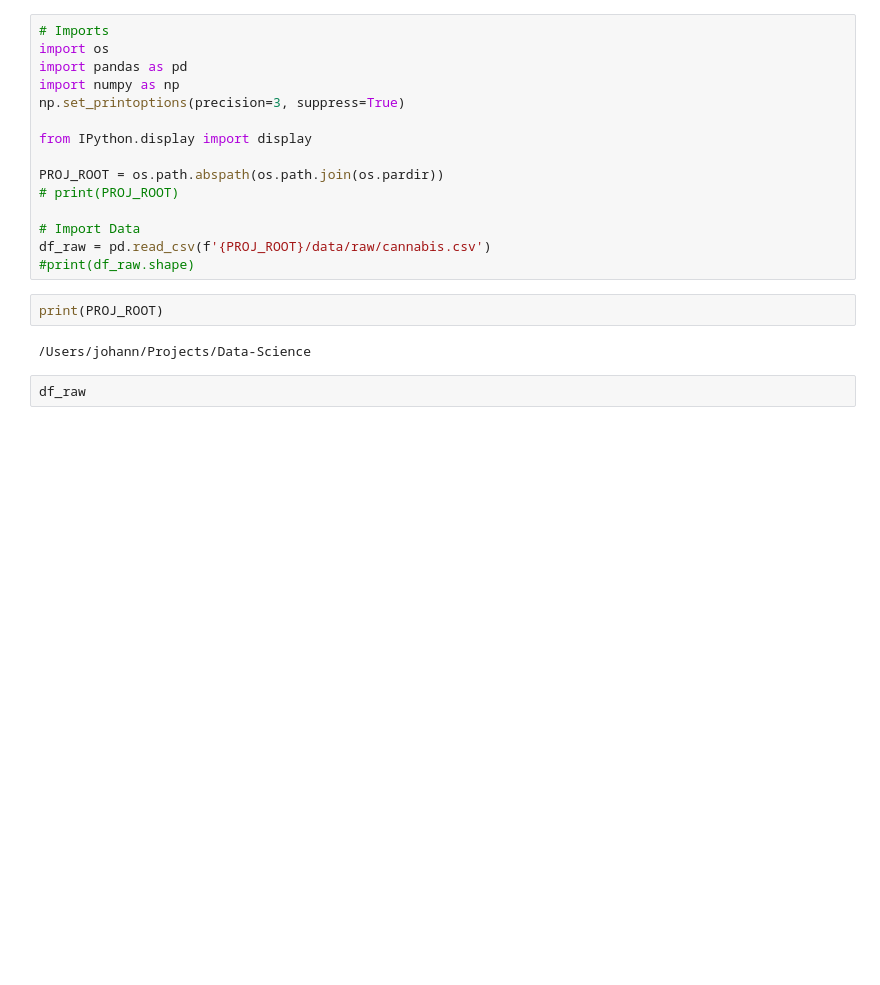
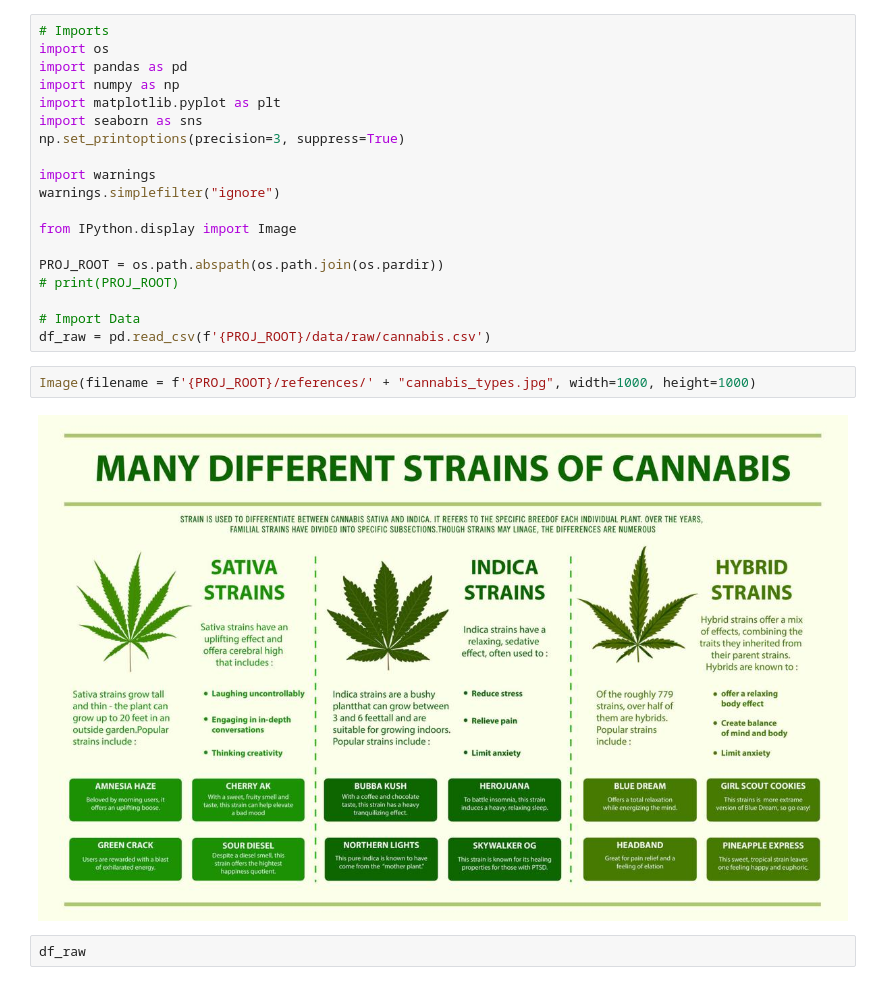
Before and after one commit to CurdtMillion/med-cabinet-data-science, a Jupyter notebook: notebooks/1.0-jm-initial-data-exploration.ipynb, the cells around one changed output. Saved outputs shown, nothing was run; the diff lists cells and outputs as text; blank space fills up the shorter version.

Commit message:
updated EDA and image

```diff
--- a/notebooks/1.0-jm-initial-data-exploration.ipynb
+++ b/notebooks/1.0-jm-initial-data-exploration.ipynb
@@ -3,20 +3,24 @@
 import os
 import pandas as pd
 import numpy as np
+import matplotlib.pyplot as plt
+import seaborn as sns
 np.set_printoptions(precision=3, suppress=True)
 
-from IPython.display import display
+import warnings
+warnings.simplefilter("ignore")
+
+from IPython.display import Image
 
 PROJ_ROOT = os.path.abspath(os.path.join(os.pardir))
 # print(PROJ_ROOT)
 
 # Import Data
 df_raw = pd.read_csv(f'{PROJ_ROOT}/data/raw/cannabis.csv')
-#print(df_raw.shape)
-# %%
-print(PROJ_ROOT)
-# %% [output]
-/Users/johann/Projects/Data-Science
+# %%
+Image(filename = f'{PROJ_ROOT}/references/' + "cannabis_types.jpg", width=1000, height=1000)
+# %% [output]
+[figure, added]
 # %%
 df_raw
 # %% [output]
```
Also changed, not shown: parts of 18 cells of this notebook, 1 other file.
